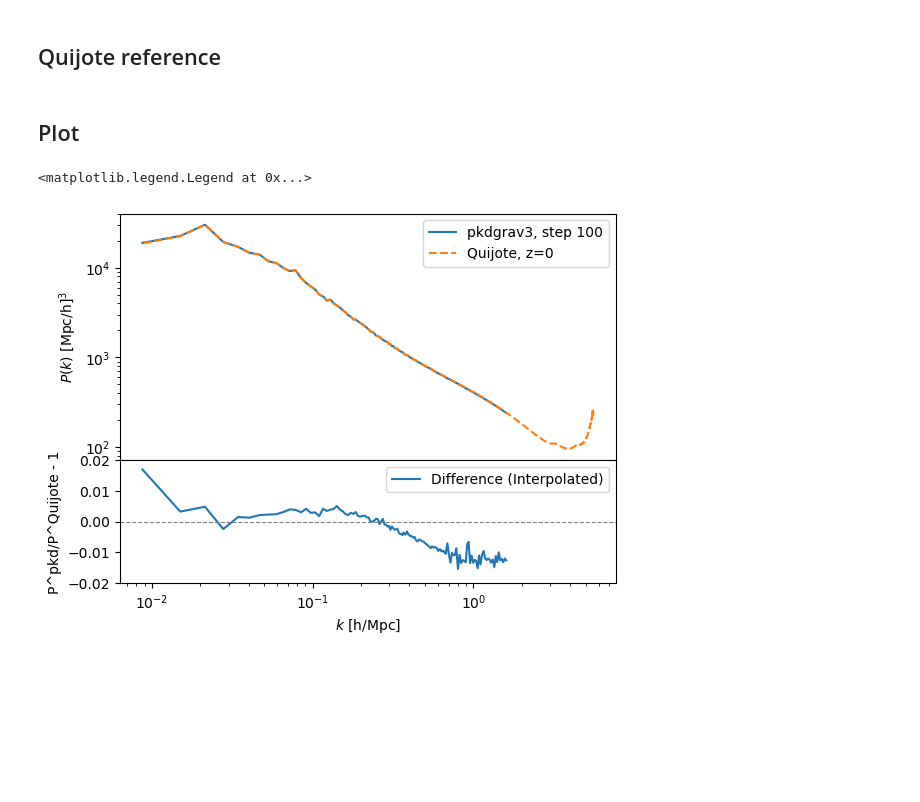
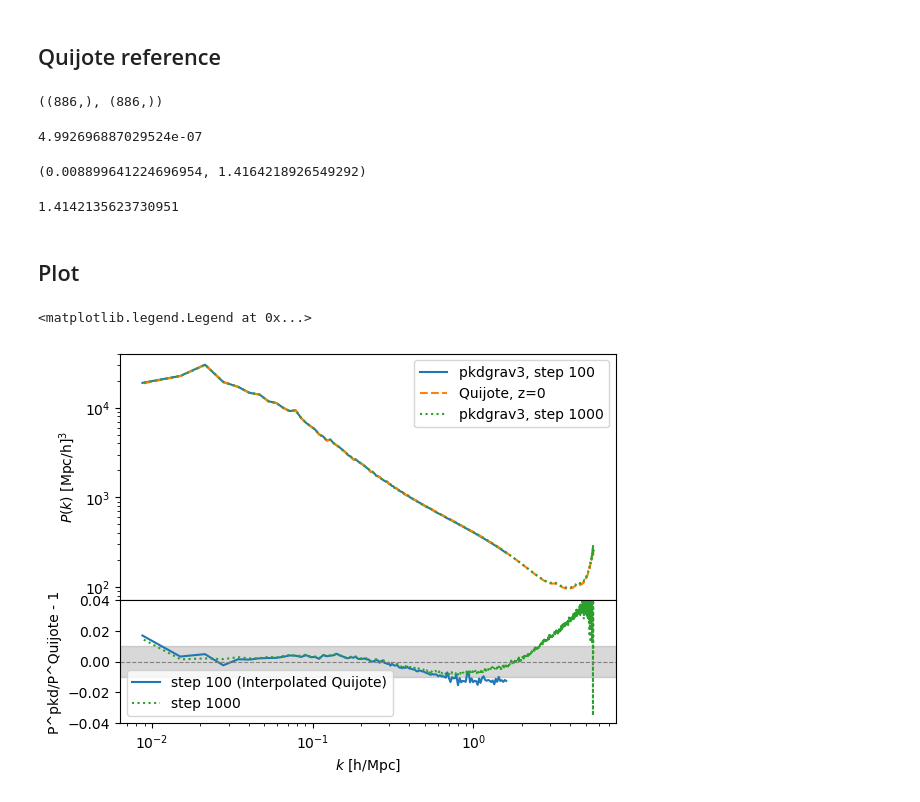
Before and after one commit to SiyiZhao/LPNGsimZoo, a Jupyter notebook: codes/plot/pkd_out.ipynb, the cells around one changed output. Drawn from its saved outputs; the diff is of its cells as text; code cells hidden in the pictures; blank space fills up the shorter version.

Commit message:
test pkdgrav3, step 1000, soft 50

```diff
--- a/codes/plot/pkd_out.ipynb
+++ b/codes/plot/pkd_out.ipynb
@@ -6,41 +8,68 @@ load = np.loadtxt('../../data/pkd_out/pkdgrav3_test.00100.pk')
 k = load[:, 0]
 pk = load[:, 1]
 nk = load[:, 2]
+# %%
+data = np.loadtxt('../../data/pkd_out/pkdgrav3_test.01000.pk')
+k_1000 = data[:, 0]
+pk_1000 = data[:, 1]
+nk_1000 = data[:, 2]
 # %% [markdown]
 ## Quijote reference
 # %%
 data = np.loadtxt('../../data/quijote/Pk/matter/fiducial/0/Pk_m_z=0.txt')
 k_ref = data[:, 0]
 pk_ref = data[:, 1]
+# %%
+k_1000.shape, k_ref.shape
+# %% [output]
+((886,), (886,))
+# %%
+abs(k_1000 - k_ref[:len(k_1000)]).max()
+# %% [output]
+4.992696887029524e-07
+# %%
+boxL = 1000
+k_ref[0], k_ref[0]/(2*np.pi/boxL)
+# %% [output]
+(0.008899641224696954, 1.4164218926549292)
+# %%
+np.sqrt(2)
+# %% [output]
+1.4142135623730951
 # %% [markdown]
 ## Plot
 # %%
+
 from scipy.interpolate import interp1d
 
 fig, (ax1, ax2) = plt.subplots(2, 1, sharex=True, gridspec_kw={'hspace': 0, 'height_ratios': [2, 1]})
 
 # 上图
 ax1.plot(k, pk, label='pkdgrav3, step 100')
 ax1.plot(k_ref, pk_ref, '--', label='Quijote, z=0')
+ax1.plot(k_1000, pk_1000, ':', label='pkdgrav3, step 1000')
 ax1.set_ylabel(r'$P(k)$ [Mpc/h]$^3$')
 ax1.set_xscale('log')
 ax1.set_yscale('log')
 ax1.legend()
 
 # 下图
 # Interpolate pk_ref to match k
 interp_func = interp1d(k_ref, pk_ref, kind='linear', bounds_error=False, fill_value="extrapolate")
 pk_ref_interp = interp_func(k)
 
 # Plot the interpolated percent difference
 percent_diff = pk  / pk_ref_interp - 1
-ax2.plot(k, percent_diff, label='Difference (Interpolated)')
+ax2.plot(k, percent_diff, label='step 100 (Interpolated Quijote)')
+percent_diff_1000 = pk_1000 / pk_ref[:len(pk_1000)] - 1
+ax2.plot(k_1000, percent_diff_1000, ':', color='C2', label='step 1000')
 ax2.axhline(0, color='gray', linestyle='--', linewidth=0.8)
-ax2.set_ylim(-0.02, 0.02)
+ax2.axhspan(-0.01, 0.01, color='gray', alpha=0.3)
+ax2.set_ylim(-0.04, 0.04)
 ax2.set_xlabel(r'$k$ [h/Mpc]')
 ax2.set_ylabel('P^pkd/P^Quijote - 1')
 ax2.set_xscale('log')
 ax2.legend()
 # %% [output]
 <matplotlib.legend.Legend at 0x...>
-[figure, old version]
+[figure, new version]
```
Also changed, not shown: parts of 2 cells of this notebook, 6 other files.
